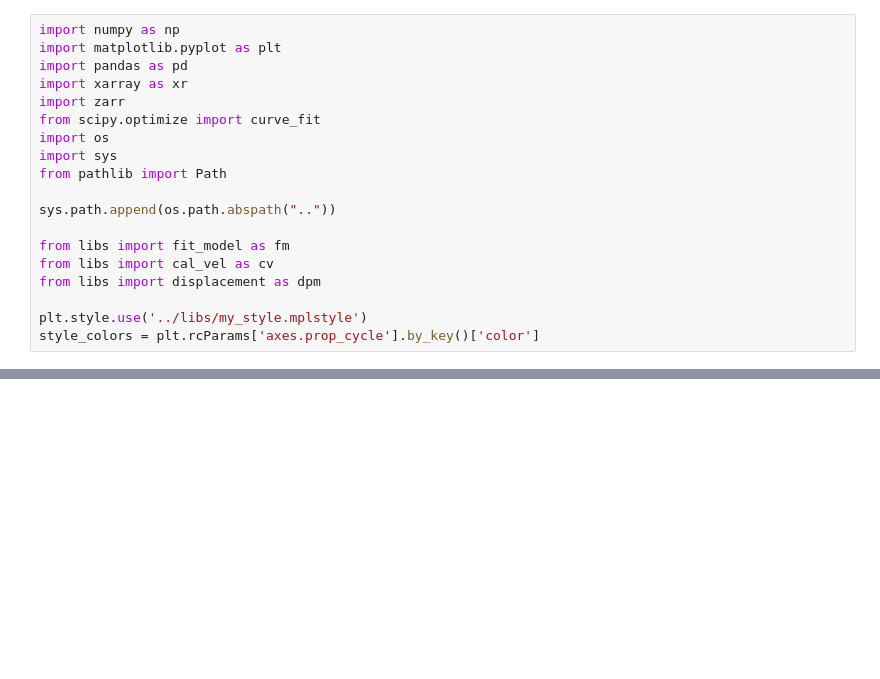
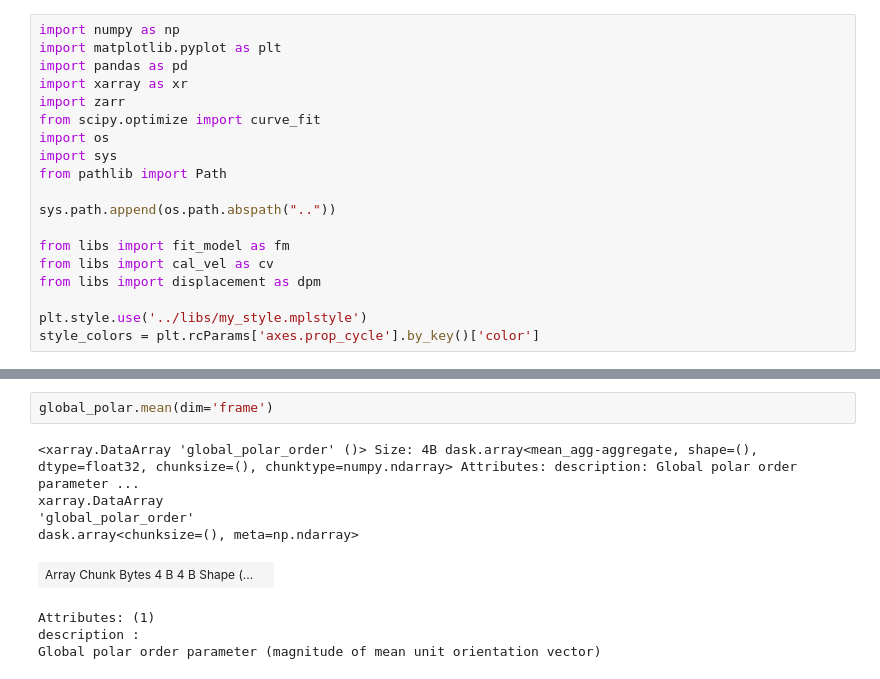
Before and after one commit to wppppupr/MTCargo_analysis, a Jupyter notebook: notebooks/local_polar.ipynb, the cells around one changed output, grey strips where cells are left out. Drawn from its saved outputs; the diff is of its cells as text; blank space fills up the shorter version.

```diff
--- a/notebooks/local_polar.ipynb
+++ b/notebooks/local_polar.ipynb
@@ -46,0 +47,11 @@ plt.ylim(0, 1)
+# %%
+global_polar.mean(dim='frame')
+# %% [output]
+<xarray.DataArray 'global_polar_order' ()> Size: 4B dask.array<mean_agg-aggregate, shape=(), dtype=float32, chunksize=(), chunktype=numpy.ndarray> Attributes: description: Global polar order parameter ...
+xarray.DataArray
+'global_polar_order'
+dask.array<chunksize=(), meta=np.ndarray>
+| Array Chunk Bytes 4 B 4 B Shape (... |  |
+Attributes: (1)
+description :
+Global polar order parameter (magnitude of mean unit orientation vector)
```
Also changed, not shown: parts of 2 cells of this notebook, 3 other files.
